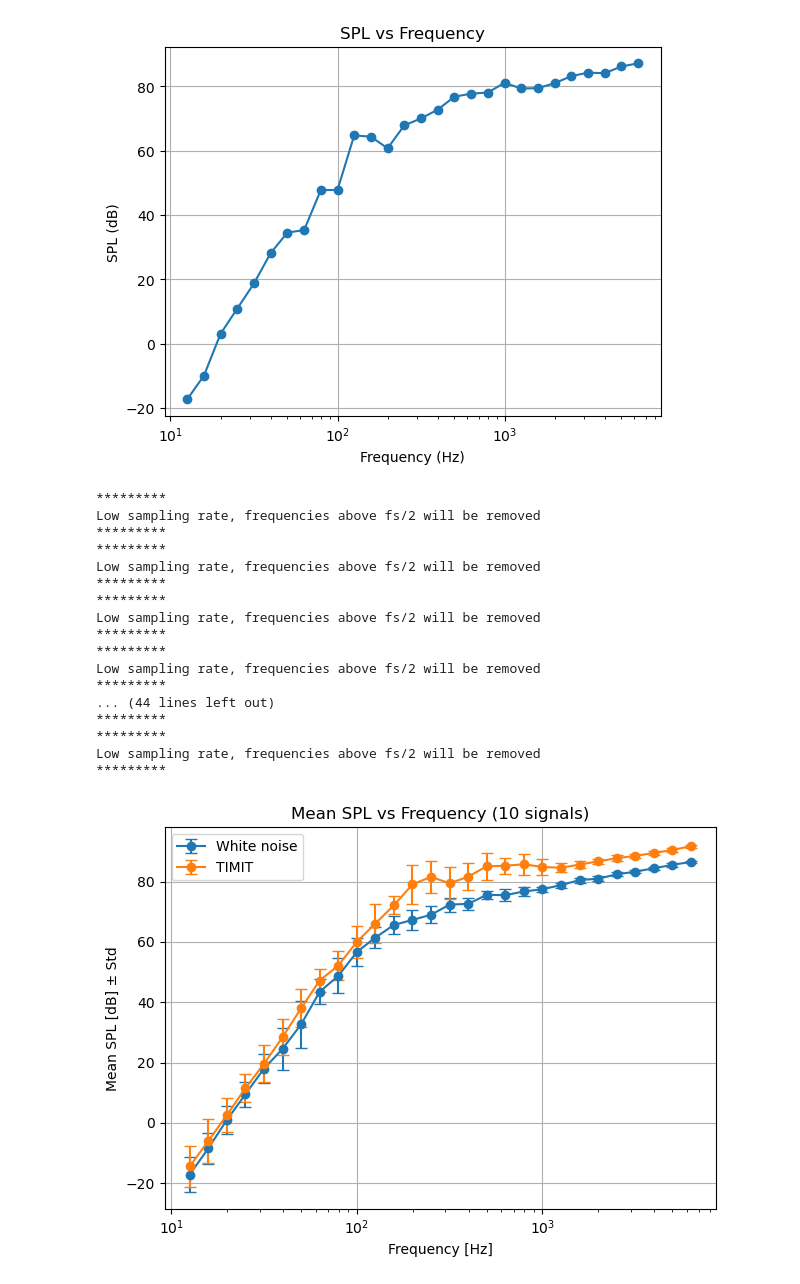
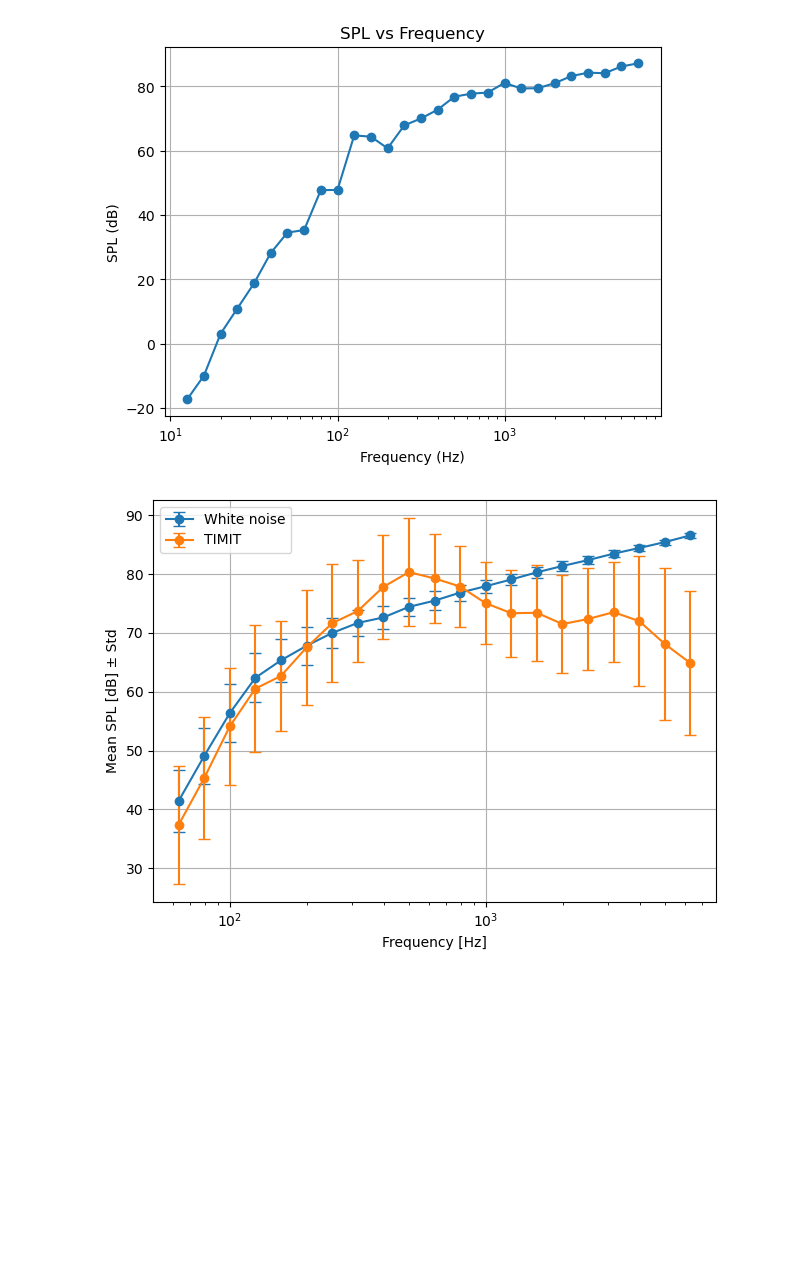
Before and after one commit to matija-marijan/Graph-RelNet, a Jupyter notebook: evaluation/spectral_analysis.ipynb, the cells around one changed output. Cells and saved outputs as stored; diff of their text form; code cells hidden in the pictures; blank space fills up the shorter version.

```diff
--- a/evaluation/spectral_analysis.ipynb
+++ b/evaluation/spectral_analysis.ipynb
@@ -37,7 +37,7 @@ plt.show()
 # %%
 fs = 16000
 
-for i in range(10):
+for i in range(100):
     arr = np.random.randint(0, 10)
     sig = np.random.randint(0, 20)
     doa = np.random.randint(0, 50)
@@ -45,7 +45,7 @@ for i in range(10):
     y = pd.read_csv(f"../data/signals/signals_{arr}_{sig}_{doa}.csv", header=None)
     y = y.to_numpy().squeeze()
     y = y[0]
-    spl, freq, xb = PyOctaveBand.octavefilter(y, fs=fs, fraction=3, order=6, limits=[12, 20000], show=0, sigbands=1)
+    spl, freq, xb = PyOctaveBand.octavefilter(y, fs=fs, fraction=3, order=6, limits=[63, 8000], show=0, sigbands=1)
 
     # Collect SPL for each frequency band
     if i == 0:
@@ -62,58 +62,39 @@ spl_std = [np.std(vals) for vals in spl_all]
 plt.errorbar(freq, spl_mean, yerr=spl_std, marker='o', capsize=4, label='White noise')
 plt.xlabel('Frequency [Hz]')
 plt.ylabel('Mean SPL [dB] ± Std')
-plt.title('Mean SPL vs Frequency (10 signals)')
 plt.xscale('log')
 plt.grid(True)
 
-for i in range(10):
+for i in range(100):
     arr = np.random.randint(0, 5)
     sig = np.random.randint(0, 20)
     doa = np.random.randint(0, 50)
 
     y = pd.read_csv(f"../data/validation/signals/signals_{arr}_{sig}_{doa}.csv", header=None)
     y = y.to_numpy().squeeze()
     y = y[0]
-    spl, freq, xb = PyOctaveBand.octavefilter(y, fs=fs, fraction=3, order=6, limits=[12, 20000], show=0, sigbands=1)
+    spl, freq, xb = PyOctaveBand.octavefilter(y, fs=fs, fraction=3, order=6, limits=[63, 8000], show=0, sigbands=1)
 
     # Collect SPL for each frequency band
     if i == 0:
         spl_all = []
         for _ in range(len(freq)):
             spl_all.append([])
 
     for idx, val in enumerate(spl):
         spl_all[idx].append(val)
 
 # After the loop, compute mean and std for each frequency band
 spl_mean = [np.mean(vals) for vals in spl_all]
 spl_std = [np.std(vals) for vals in spl_all]
 
 plt.errorbar(freq, spl_mean, yerr=spl_std, marker='o', capsize=4, label='TIMIT')
 plt.xlabel('Frequency [Hz]')
 plt.ylabel('Mean SPL [dB] ± Std')
-plt.title('Mean SPL vs Frequency (10 signals)')
 plt.xscale('log')
 plt.grid(True)
 plt.legend(['White noise', 'TIMIT'])
 plt.tight_layout()
 plt.show()
 # %% [output]
-*********
-Low sampling rate, frequencies above fs/2 will be removed
-*********
-*********
-Low sampling rate, frequencies above fs/2 will be removed
-*********
-*********
-Low sampling rate, frequencies above fs/2 will be removed
-*********
-*********
-Low sampling rate, frequencies above fs/2 will be removed
-*********
-... (44 lines left out)
-*********
-*********
-Low sampling rate, frequencies above fs/2 will be removed
-*********
-[figure, old version]
+[figure, new version]
```
